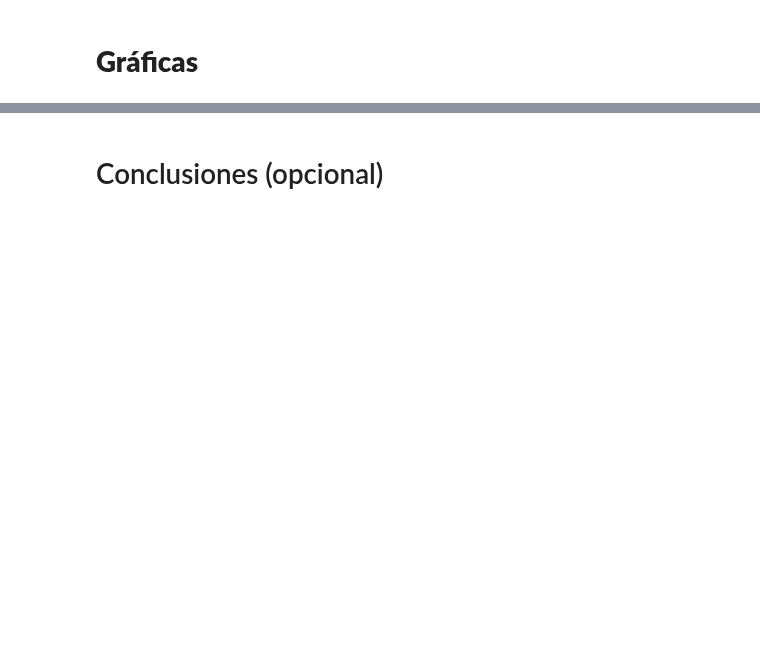
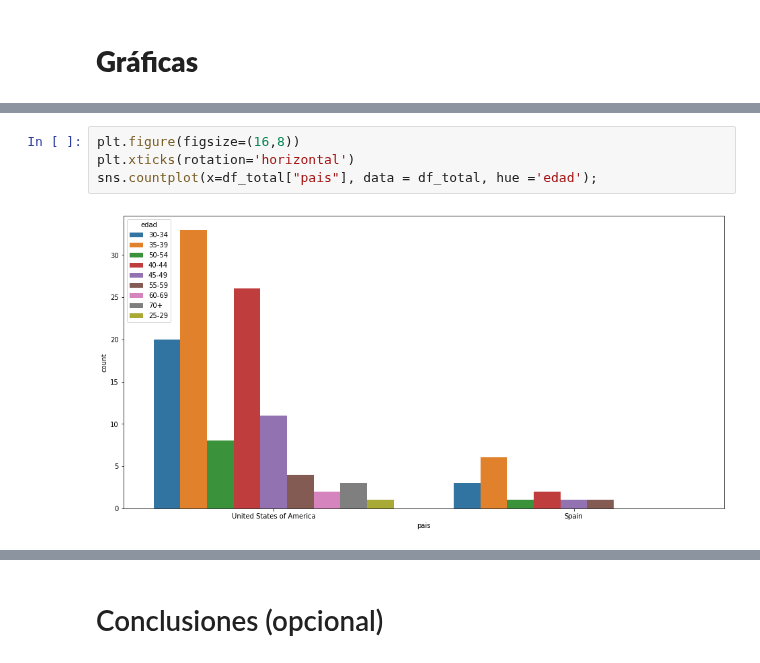
Before and after one commit to Adalab/project-da-promo-A-module-2-team-2, a Jupyter notebook: Proyecto 2 - FINAL.ipynb, the cells around one changed output, grey strips where cells are left out. Cells and saved outputs as stored; diff of their text form; blank space fills up the shorter version.

```diff
--- a/Proyecto 2 - FINAL.ipynb
+++ b/Proyecto 2 - FINAL.ipynb
@@ -384,0 +437,6 @@ df_total = df_new[(df_new["pais"].isin(["United States of America","Spain"])) &
+# %%
+plt.figure(figsize=(16,8))
+plt.xticks(rotation='horizontal')
+sns.countplot(x=df_total["pais"], data = df_total, hue ='edad');
+# %% [output]
+[figure, added]
```
Also changed, not shown: parts of 20 cells of this notebook, 7 other files.
